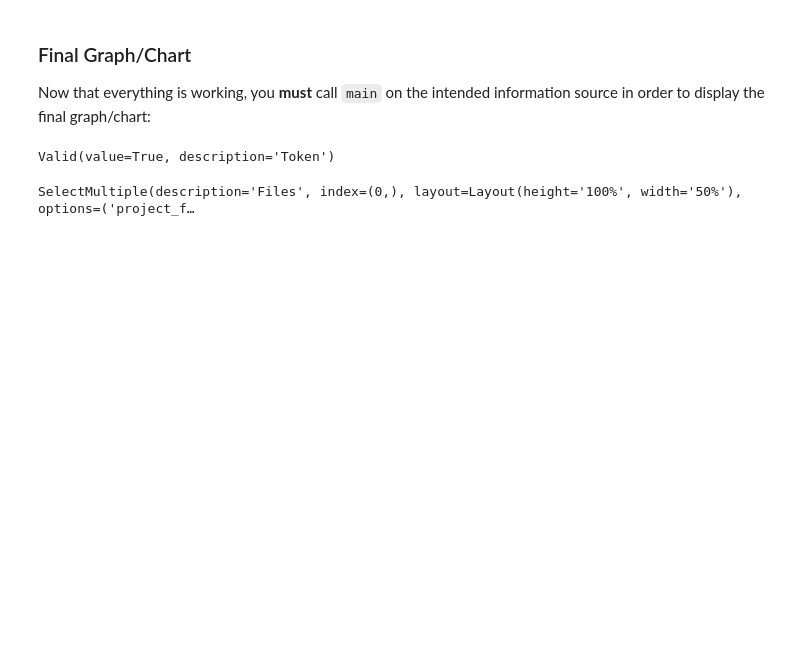
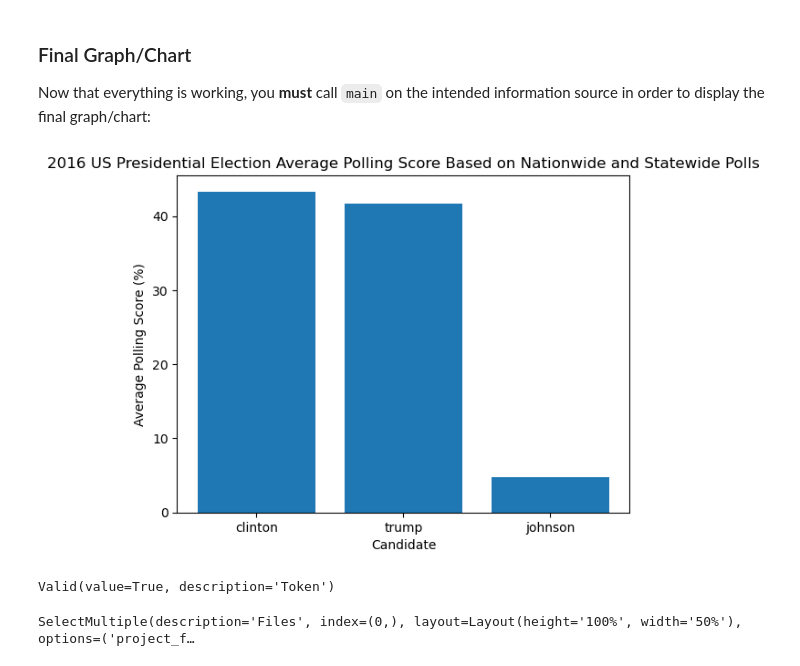
Before and after one commit to ktu03/2016-United-States-Presidential-Election-Polling-Candidates-Average-Polling, a Jupyter notebook: project/final_submission/project_final_submission_template.ipynb, the cells around one changed output. Cells and saved outputs as stored; diff of their text form; code cells hidden in the pictures; blank space fills up the shorter version.

```diff
--- a/project/final_submission/project_final_submission_template.ipynb
+++ b/project/final_submission/project_final_submission_template.ipynb
@@ -461,3 +501,7 @@ Now that everything is working, you **must** call `main` on the intended informa
+# %%
+main("presidential_polls.csv", ['clinton', 'trump', 'johnson'])
+# %% [output]
+[figure, added]
 # %%
 # Be sure to select ALL THE FILES YOU NEED (including csv's)
 # when you submit. As usual, you cannot edit this cell.
```
Also changed, not shown: parts of 3 cells of this notebook.
